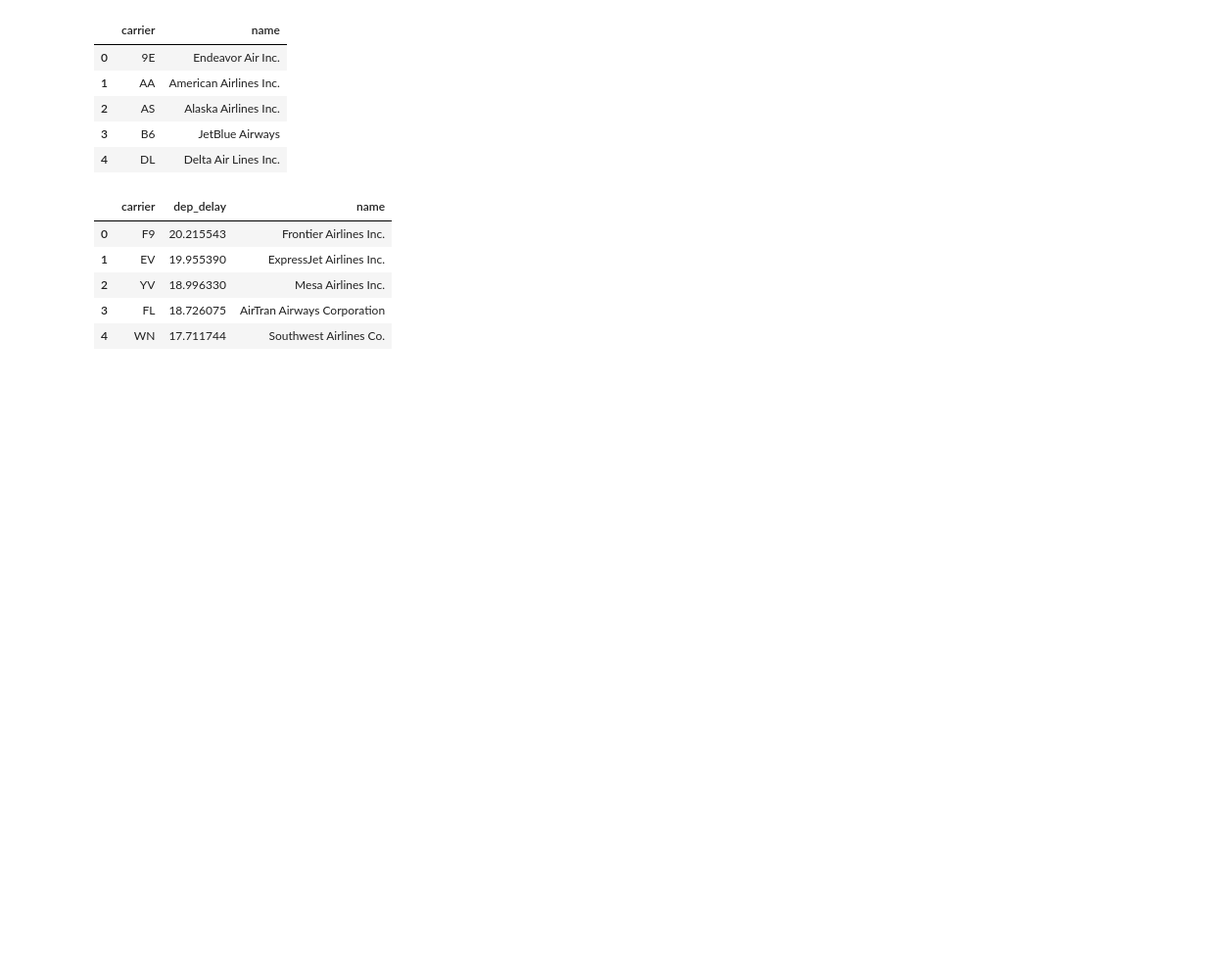
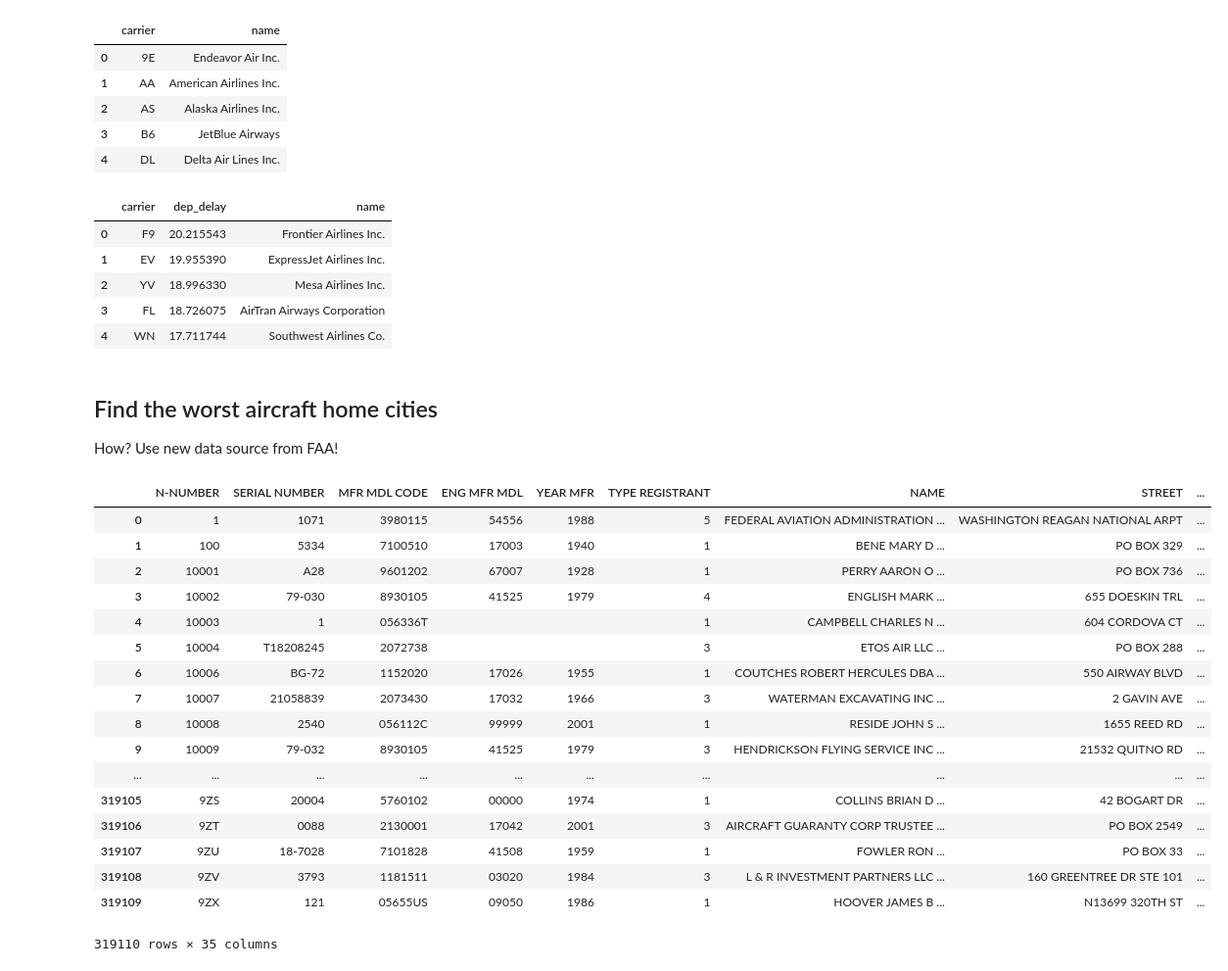
Before and after one commit to gtmaskall/python_nycflights_demo, a Jupyter notebook: nycflights analysis.ipynb, the cells around one changed output. Shown at 98% size. Cells and saved outputs as stored; diff of their text form; code cells hidden in the pictures; blank space fills up the shorter version.

```diff
--- a/nycflights analysis.ipynb
+++ b/nycflights analysis.ipynb
@@ -95,3 +117,29 @@ worst_carriers
 | 2 | YV | 18.996330 | Mesa Airlines Inc. |
 | 3 | FL | 18.726075 | AirTran Airways Corporation |
 | 4 | WN | 17.711744 | Southwest Airlines Co. |
+# %% [markdown]
+## Find the worst aircraft home cities
+How? Use new data source from FAA!
+# %%
+faa_master = pd.read_csv("/media/guy/USBEnc/python_for_data_science/faa_data/MASTER.txt")
+# %%
+faa_master
+# %% [output]
+|  | ﻿N-NUMBER | SERIAL NUMBER | MFR MDL CODE | ENG MFR MDL | YEAR MFR | TYPE REGISTRANT | NAME | STREET | ... |
+| 0 | 1 | 1071 | 3980115 | 54556 | 1988 | 5 | FEDERAL AVIATION ADMINISTRATION ... | WASHINGTON REAGAN NATIONAL ARPT | ... |
+| 1 | 100 | 5334 | 7100510 | 17003 | 1940 | 1 | BENE MARY D ... | PO BOX 329 | ... |
+| 2 | 10001 | A28 | 9601202 | 67007 | 1928 | 1 | PERRY AARON O ... | PO BOX 736 | ... |
+| 3 | 10002 | 79-030 | 8930105 | 41525 | 1979 | 4 | ENGLISH MARK ... | 655 DOESKIN TRL | ... |
+| 4 | 10003 | 1 | 056336T |  |  | 1 | CAMPBELL CHARLES N ... | 604 CORDOVA CT | ... |
+| 5 | 10004 | T18208245 | 2072738 |  |  | 3 | ETOS AIR LLC ... | PO BOX 288 | ... |
+| 6 | 10006 | BG-72 | 1152020 | 17026 | 1955 | 1 | COUTCHES ROBERT HERCULES DBA ... | 550 AIRWAY BLVD | ... |
+| 7 | 10007 | 21058839 | 2073430 | 17032 | 1966 | 3 | WATERMAN EXCAVATING INC ... | 2 GAVIN AVE | ... |
+| 8 | 10008 | 2540 | 056112C | 99999 | 2001 | 1 | RESIDE JOHN S ... | 1655 REED RD | ... |
+| 9 | 10009 | 79-032 | 8930105 | 41525 | 1979 | 3 | HENDRICKSON FLYING SERVICE INC ... | 21532 QUITNO RD | ... |
+| ... | ... | ... | ... | ... | ... | ... | ... | ... | ... |
+| 319105 | 9ZS | 20004 | 5760102 | 00000 | 1974 | 1 | COLLINS BRIAN D ... | 42 BOGART DR | ... |
+| 319106 | 9ZT | 0088 | 2130001 | 17042 | 2001 | 3 | AIRCRAFT GUARANTY CORP TRUSTEE ... | PO BOX 2549 | ... |
+| 319107 | 9ZU | 18-7028 | 7101828 | 41508 | 1959 | 1 | FOWLER RON ... | PO BOX 33 | ... |
+| 319108 | 9ZV | 3793 | 1181511 | 03020 | 1984 | 3 | L & R INVESTMENT PARTNERS LLC ... | 160 GREENTREE DR STE 101 | ... |
+| 319109 | 9ZX | 121 | 05655US | 09050 | 1986 | 1 | HOOVER JAMES B ... | N13699 320TH ST | ... |
+319110 rows × 35 columns
```
Also changed, not shown: parts of 22 cells of this notebook.
